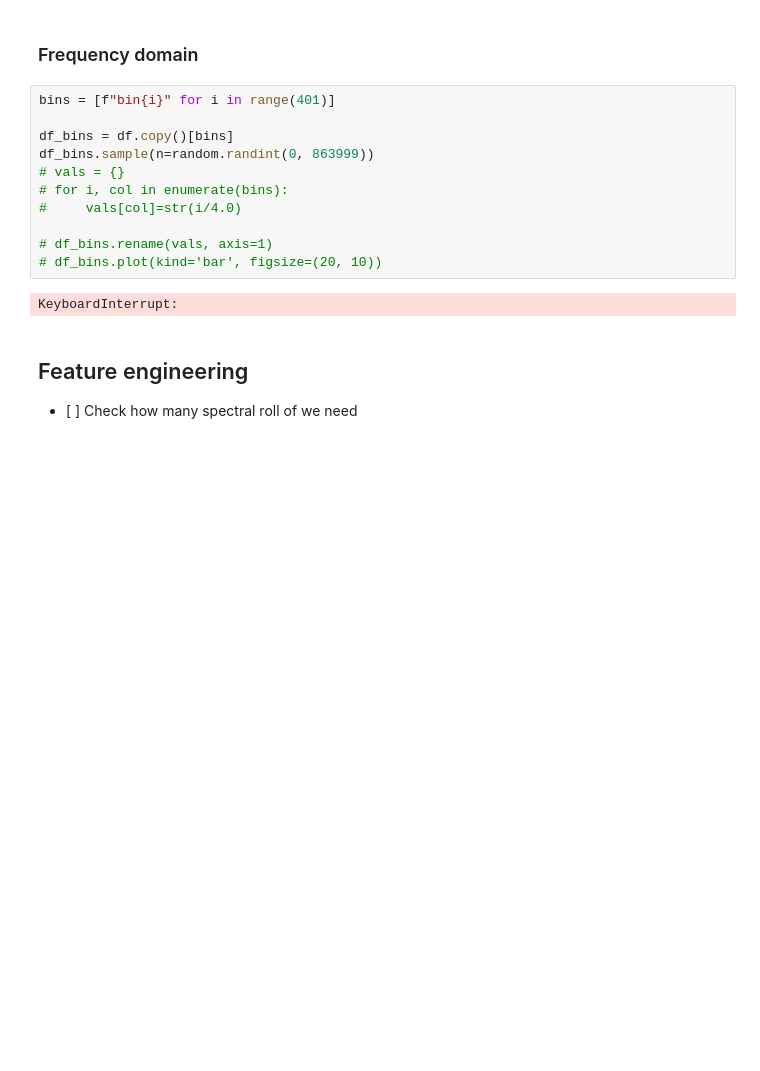
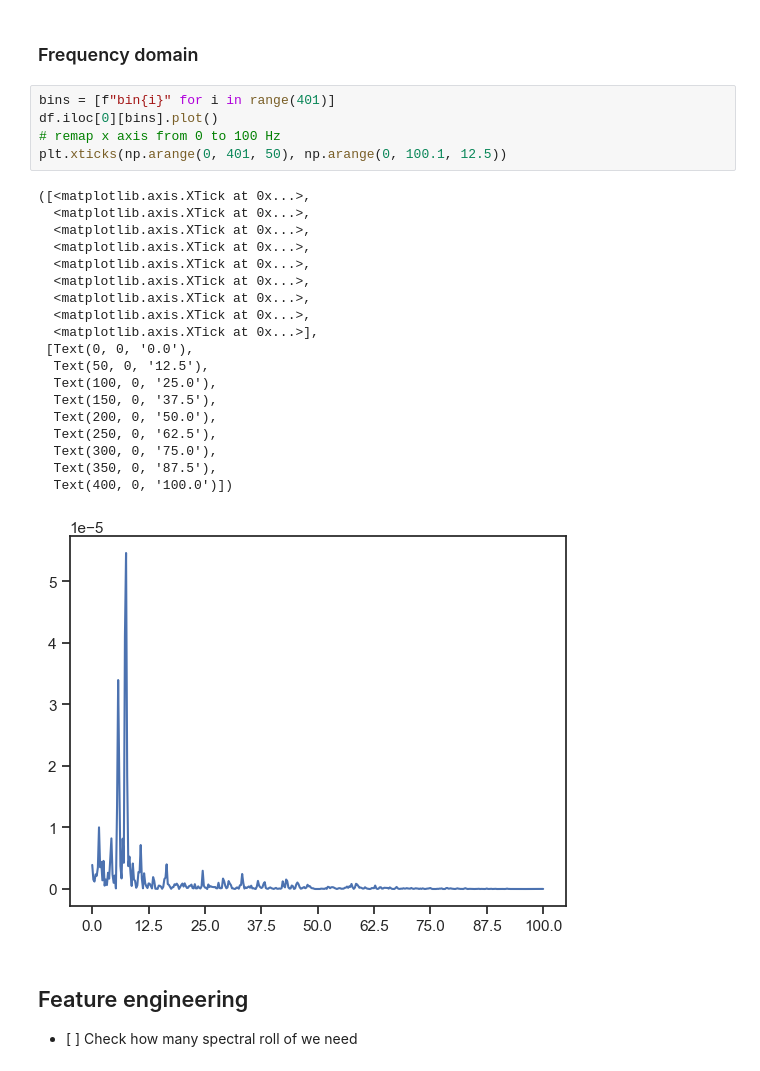
Before and after one commit to epfl-ML/project2-code, a Jupyter notebook: main.ipynb, the cells around one changed output. Saved outputs shown, nothing was run; the diff lists cells and outputs as text; blank space fills up the shorter version.

```diff
--- a/main.ipynb
+++ b/main.ipynb
@@ -88,19 +85,31 @@ plots.density(df)
 [figure]
 # %% [markdown]
 ### Frequency domain
-# %%
-bins = [f"bin{i}" for i in range(401)]
-
-df_bins = df.copy()[bins]
-df_bins.sample(n=random.randint(0, 863999))
-# vals = {}
-# for i, col in enumerate(bins):
-#     vals[col]=str(i/4.0)
-
-# df_bins.rename(vals, axis=1)
-# df_bins.plot(kind='bar', figsize=(20, 10))
-# %% [output]
-KeyboardInterrupt:
+# %%
+bins = [f"bin{i}" for i in range(401)]
+df.iloc[0][bins].plot()
+# remap x axis from 0 to 100 Hz
+plt.xticks(np.arange(0, 401, 50), np.arange(0, 100.1, 12.5))
+# %% [output]
+([<matplotlib.axis.XTick at 0x...>,
+  <matplotlib.axis.XTick at 0x...>,
+  <matplotlib.axis.XTick at 0x...>,
+  <matplotlib.axis.XTick at 0x...>,
+  <matplotlib.axis.XTick at 0x...>,
+  <matplotlib.axis.XTick at 0x...>,
+  <matplotlib.axis.XTick at 0x...>,
+  <matplotlib.axis.XTick at 0x...>,
+  <matplotlib.axis.XTick at 0x...>],
+ [Text(0, 0, '0.0'),
+  Text(50, 0, '12.5'),
+  Text(100, 0, '25.0'),
+  Text(150, 0, '37.5'),
+  Text(200, 0, '50.0'),
+  Text(250, 0, '62.5'),
+  Text(300, 0, '75.0'),
+  Text(350, 0, '87.5'),
+  Text(400, 0, '100.0')])
+[figure, added]
 # %% [markdown]
 ## Feature engineering
 - [ ] Check how many spectral roll of we need
```
Also changed, not shown: parts of 2 cells of this notebook, 10 other files.
